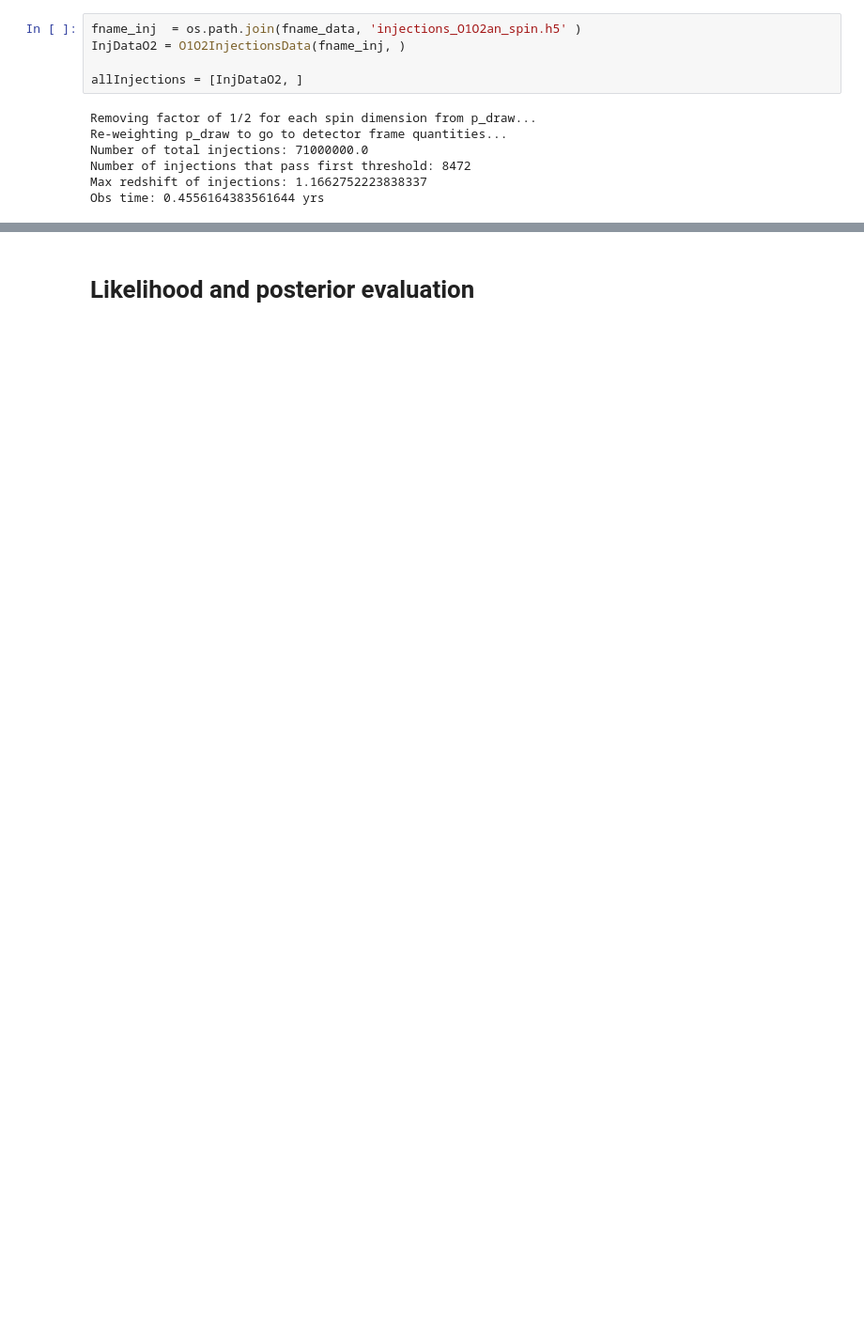
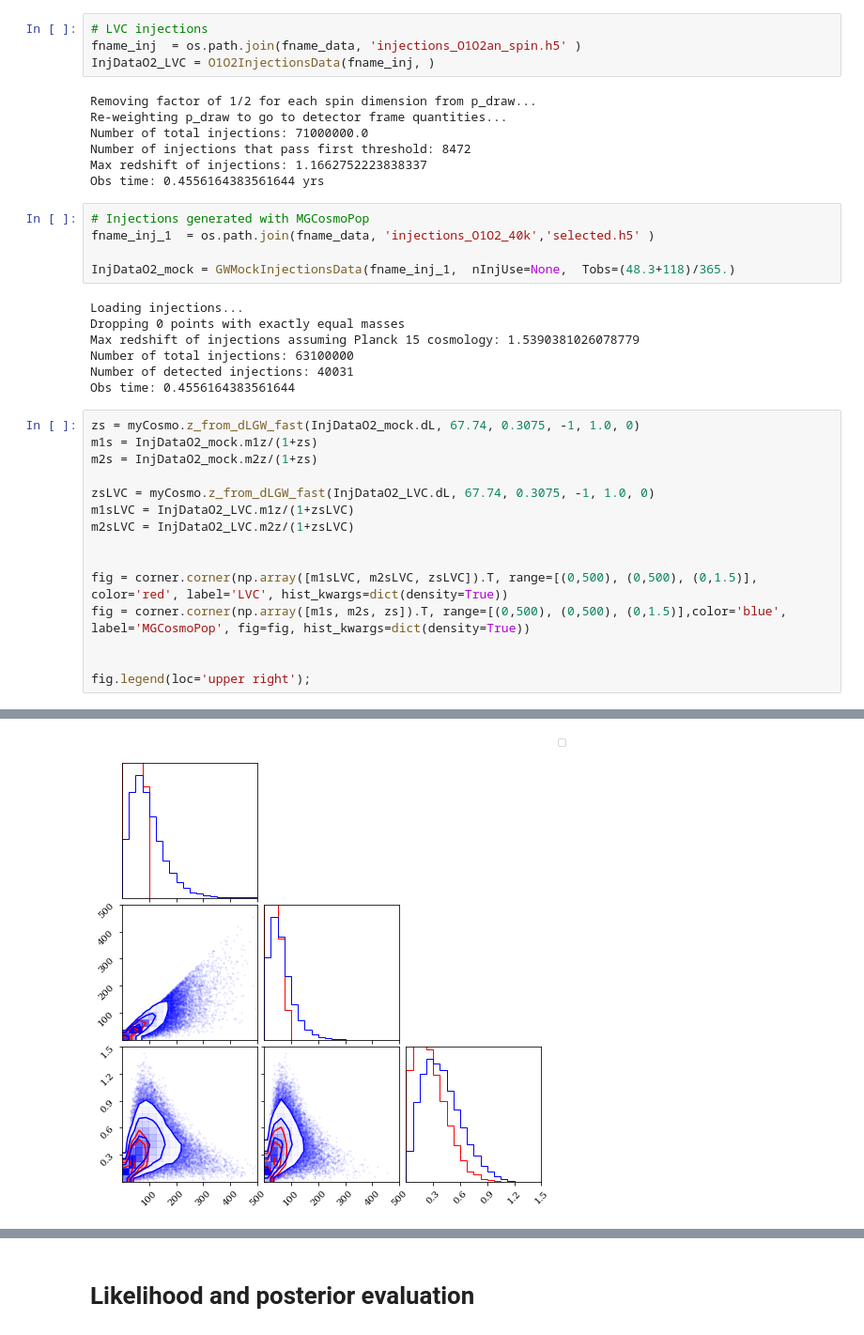
Before and after one commit to CosmoStatGW/MGCosmoPop, a Jupyter notebook: MGCosmoPop/notebooks/tutorial.ipynb, the cells around one changed output, grey strips where cells are left out. Shown at 94% size. Drawn from its saved outputs; the diff is of its cells as text; blank space fills up the shorter version.

```diff
--- a/MGCosmoPop/notebooks/tutorial.ipynb
+++ b/MGCosmoPop/notebooks/tutorial.ipynb
@@ -309,8 +311,7 @@ Obs time (yrs): 0.4556164383561644
 # %%
+# LVC injections
 fname_inj  = os.path.join(fname_data, 'injections_O1O2an_spin.h5' )
-InjDataO2 = O1O2InjectionsData(fname_inj, )
-
-allInjections = [InjDataO2, ]
+InjDataO2_LVC = O1O2InjectionsData(fname_inj, )
 # %% [output]
 Removing factor of 1/2 for each spin dimension from p_draw...
 Re-weighting p_draw to go to detector frame quantities...
@@ -318,3 +319,31 @@ Number of total injections: 71000000.0
 Number of injections that pass first threshold: 8472
 Max redshift of injections: 1.1662752223838337
 Obs time: 0.4556164383561644 yrs
+# %%
+# Injections generated with MGCosmoPop
+fname_inj_1  = os.path.join(fname_data, 'injections_O1O2_40k','selected.h5' )
+
+InjDataO2_mock = GWMockInjectionsData(fname_inj_1,  nInjUse=None,  Tobs=(48.3+118)/365.)
+# %% [output]
+Loading injections...
+Dropping 0 points with exactly equal masses
+Max redshift of injections assuming Planck 15 cosmology: 1.5390381026078779
+Number of total injections: 63100000
+Number of detected injections: 40031
+Obs time: 0.4556164383561644
+# %%
+zs = myCosmo.z_from_dLGW_fast(InjDataO2_mock.dL, 67.74, 0.3075, -1, 1.0, 0)
+m1s = InjDataO2_mock.m1z/(1+zs)
+m2s = InjDataO2_mock.m2z/(1+zs)
+
+zsLVC = myCosmo.z_from_dLGW_fast(InjDataO2_LVC.dL, 67.74, 0.3075, -1, 1.0, 0)
+m1sLVC = InjDataO2_LVC.m1z/(1+zsLVC)
+m2sLVC = InjDataO2_LVC.m2z/(1+zsLVC)
+
+
+fig = corner.corner(np.array([m1sLVC, m2sLVC, zsLVC]).T, range=[(0,500), (0,500), (0,1.5)],  color='red', label='LVC', hist_kwargs=dict(density=True))
+fig = corner.corner(np.array([m1s, m2s, zs]).T, range=[(0,500), (0,500), (0,1.5)],color='blue', label='MGCosmoPop', fig=fig, hist_kwargs=dict(density=True))
+
+
+fig.legend(loc='upper right');
+# %% [output]
@@ -320,0 +352 @@ Obs time: 0.4556164383561644 yrs
+[figure, added]
```
Also changed, not shown: parts of 25 cells of this notebook.
